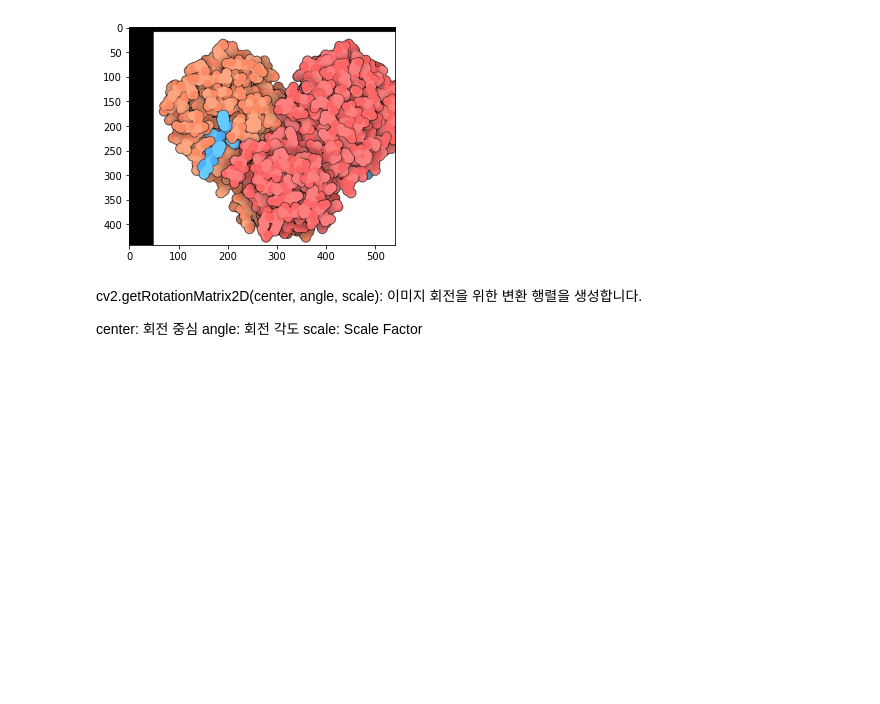
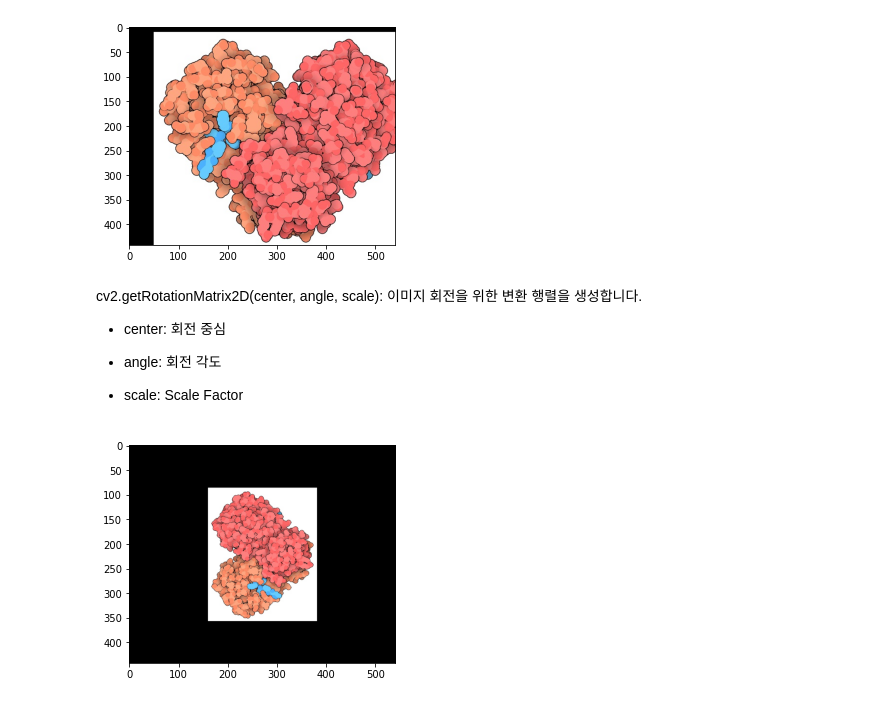
Before and after one commit to stonehead7/Covid19-Virius, a Jupyter notebook: OpenCV_이미지변형.ipynb, the cells around one changed output. Cells and saved outputs as stored; diff of their text form; code cells hidden in the pictures; blank space fills up the shorter version.

```diff
--- a/OpenCV_이미지변형.ipynb
+++ b/OpenCV_이미지변형.ipynb
@@ -63,6 +63,24 @@ plt.show()
 # %% [markdown]
 cv2.getRotationMatrix2D(center, angle, scale): 이미지 회전을 위한 변환 행렬을 생성합니다.
 
-center: 회전 중심
-angle: 회전 각도
-scale: Scale Factor
+* center: 회전 중심
+
+* angle: 회전 각도
+
+* scale: Scale Factor
+# %%
+import cv2
+import matplotlib.pyplot as plt
+import numpy as np
+
+image = cv2.imread('Coronavirus_Proteases-6lu7.jpg')
+
+height, width = image.shape[:2]
+
+M = cv2.getRotationMatrix2D((width/2, height/2), 90, 0.5)
+dst = cv2.warpAffine(image, M, (width, height))
+
+plt.imshow(cv2.cvtColor(dst, cv2.COLOR_BGR2RGB))
+plt.show()
+# %% [output]
+[figure, added]
```
